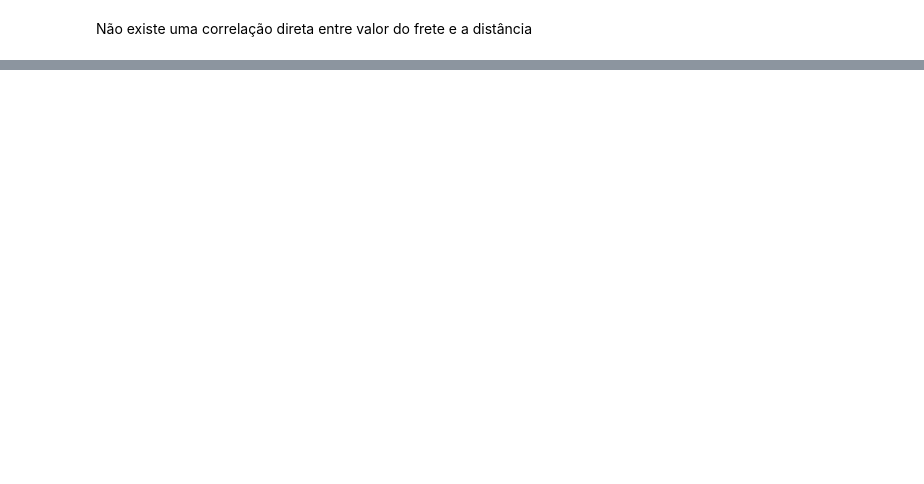
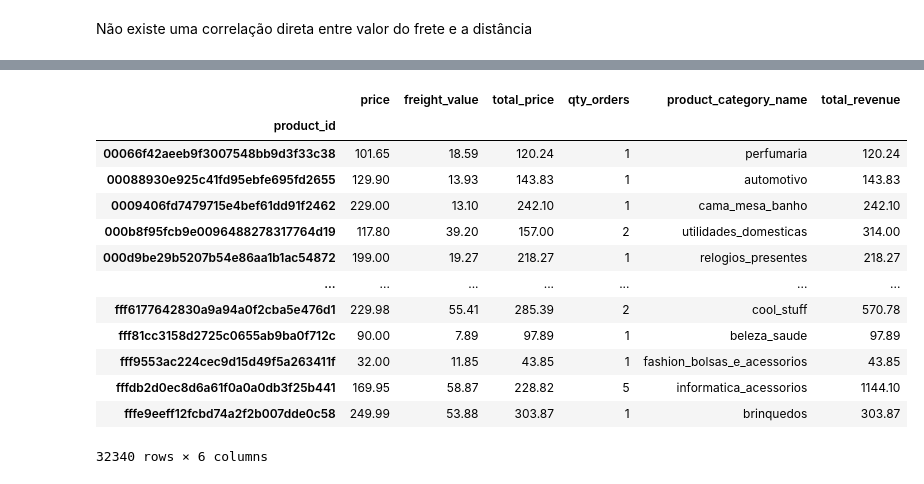
Before and after one commit to marcello10/triggo-ai-olist, a Jupyter notebook: analyses-olist.ipynb, the cells around one changed output, grey strips where cells are left out. Saved outputs shown, nothing was run; the diff lists cells and outputs as text; code cells hidden in the pictures; blank space fills up the shorter version.

Commit message:
obtainig total revenue

```diff
--- a/analyses-olist.ipynb
+++ b/analyses-olist.ipynb
@@ -1041,0 +1036,2 @@ Não existe uma correlação direta entre valor do frete e  a distância
+# %%
+quantity_products_order = quantity_products_order.to_frame().rename(columns={0:'qty_orders'})
@@ -1041,0 +1078,18 @@ Não existe uma correlação direta entre valor do frete e  a distância
+# %%
+# Calcula o valor unitário total por item
+olist_order_items_dataset['total_price'] = (
+    olist_order_items_dataset['price'] + olist_order_items_dataset['freight_value']
+)
+df_total_price_product = olist_order_items_dataset[['product_id','price','freight_value','total_price']].groupby('product_id').sum()
+# %%
+
+# Faz o merge com quantity_products_order pela chave 'product_id'
+product_total_price = df_total_price_product.merge(
+    quantity_products_order,
+    left_on='product_id',
+    right_index=True,
+    how='inner'  # ou 'left' se quiser manter todos
+)
+
+# Calcula o valor total (unitário * quantidade)
+product_total_price
@@ -1041,0 +1127,23 @@ Não existe uma correlação direta entre valor do frete e  a distância
+# %%
+product_total_revenue=pd.merge(product_total_price,olist_products_dataset[['product_id','product_category_name']],
+        left_index=True,
+        right_on='product_id',
+        how='inner').set_index('product_id')
+# %%
+product_total_revenue['total_revenue'] = product_total_revenue['qty_orders'].mul(product_total_revenue['price']+product_total_revenue['freight_value'])
+product_total_revenue
+# %% [output]
+|  | price | freight_value | total_price | qty_orders | product_category_name | total_revenue |
+| product_id |  |  |  |  |  |  |
+| 00066f42aeeb9f3007548bb9d3f33c38 | 101.65 | 18.59 | 120.24 | 1 | perfumaria | 120.24 |
+| 00088930e925c41fd95ebfe695fd2655 | 129.90 | 13.93 | 143.83 | 1 | automotivo | 143.83 |
+| 0009406fd7479715e4bef61dd91f2462 | 229.00 | 13.10 | 242.10 | 1 | cama_mesa_banho | 242.10 |
+| 000b8f95fcb9e0096488278317764d19 | 117.80 | 39.20 | 157.00 | 2 | utilidades_domesticas | 314.00 |
+| 000d9be29b5207b54e86aa1b1ac54872 | 199.00 | 19.27 | 218.27 | 1 | relogios_presentes | 218.27 |
+| ... | ... | ... | ... | ... | ... | ... |
+| fff6177642830a9a94a0f2cba5e476d1 | 229.98 | 55.41 | 285.39 | 2 | cool_stuff | 570.78 |
+| fff81cc3158d2725c0655ab9ba0f712c | 90.00 | 7.89 | 97.89 | 1 | beleza_saude | 97.89 |
+| fff9553ac224cec9d15d49f5a263411f | 32.00 | 11.85 | 43.85 | 1 | fashion_bolsas_e_acessorios | 43.85 |
+| fffdb2d0ec8d6a61f0a0a0db3f25b441 | 169.95 | 58.87 | 228.82 | 5 | informatica_acessorios | 1144.10 |
+| fffe9eeff12fcbd74a2f2b007dde0c58 | 249.99 | 53.88 | 303.87 | 1 | brinquedos | 303.87 |
+32340 rows × 6 columns
```
Also changed, not shown: parts of 23 cells of this notebook.
